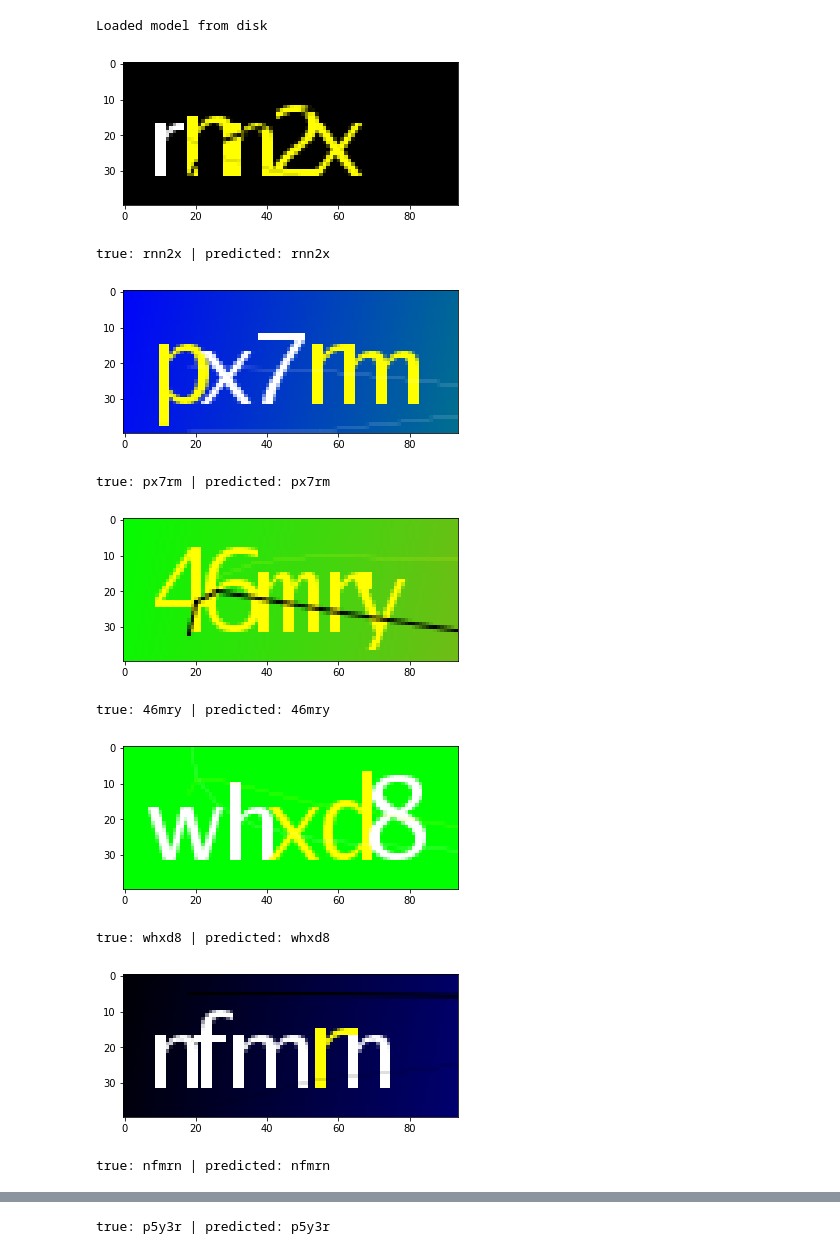
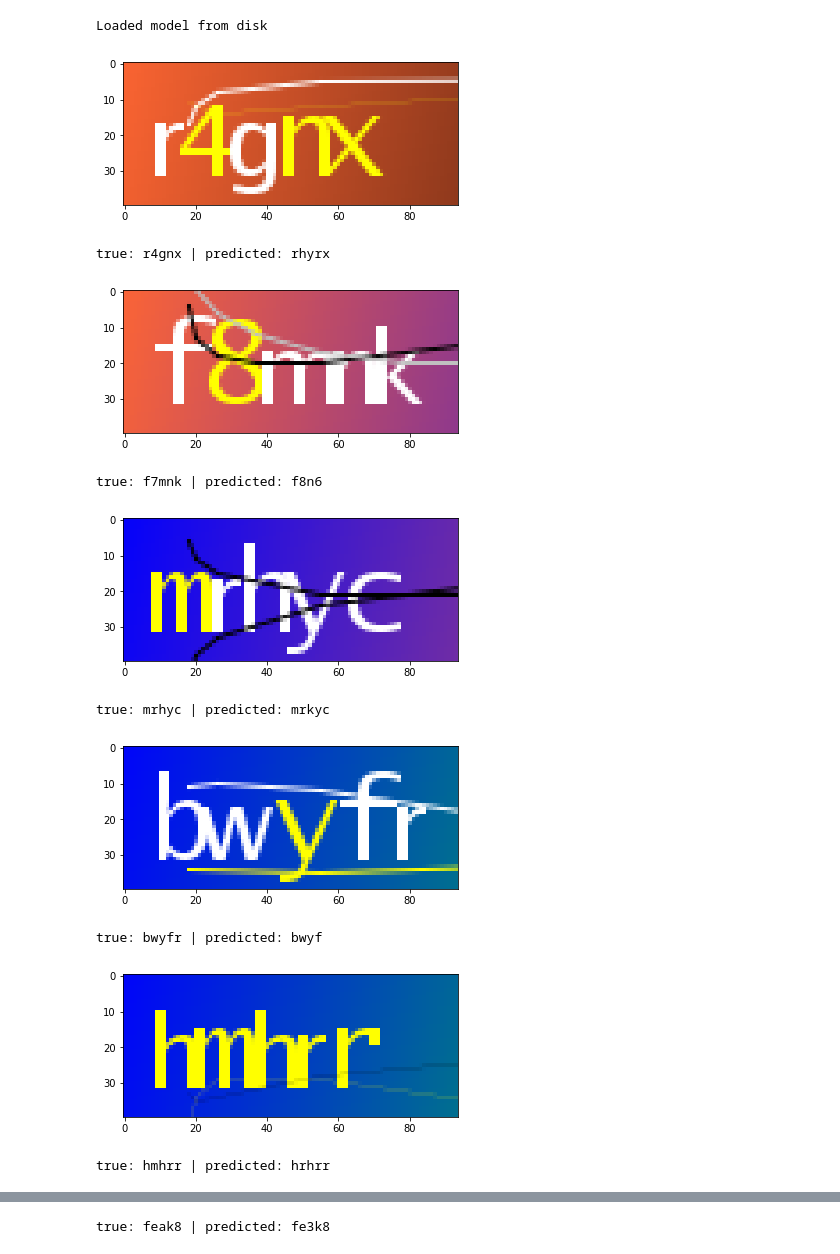
Before and after one commit to YanSym/Data-Science-Projects, a Jupyter notebook: Breaking Captchas - Keras CNN.ipynb, the cells around one changed output, grey strips where cells are left out. Cells and saved outputs as stored; diff of their text form; code cells hidden in the pictures.

Commit message:
captchas

```diff
--- a/Breaking Captchas - Keras CNN.ipynb
+++ b/Breaking Captchas - Keras CNN.ipynb
@@ -190,6 +189,8 @@ for i,img in enumerate(image_list):
 800
 900
 1000
+# %%
+X_train, X_test, y_train, y_test = train_test_split(X, y, test_size=0.05, random_state=42)
 # %%
 # Keras CNN (Convolutional Neural Network)
 input_tensor = Input(shape=(height, width, 3))
@@ -226,5 +227,5 @@ model.compile(loss='categorical_crossentropy', optimizer='adadelta', metrics=['a
 checkpointer = ModelCheckpoint(filepath='bestmodel.hdf5', verbose=1, save_best_only=True)
 earlystopper = EarlyStopping(monitor='val_loss', patience=15, verbose=1)
 
-model.fit(X, y, epochs=50, callbacks=[checkpointer, earlystopper], validation_split=0.2)
+model.fit(X_train, y_train, epochs=80, callbacks=[checkpointer, earlystopper], validation_split=0.2)
 # %% [output]
@@ -269,34 +270,29 @@ print("Loaded model from disk")
 Loaded model from disk
 # %%
 #show some results
-def testCaptcha(index):
-    raw_img = X[index]
-    true_label = y[index]
+def testCaptcha(x,y):
 
-    X_test = np.zeros((1, height, width, 3), dtype = np.float32)
-    X_test[0] = image.img_to_array(raw_img)
-
-    result = model.predict(X_test)
+    result = model.predict(np.array([x]))
 
     vex_test = vec_to_captcha(result[0])
-    true_test = vec_to_captcha(true_label)
+    true_test = vec_to_captcha(y)
 
-    plt.imshow(raw_img)
+    plt.imshow(x)
     plt.show()
 
     print("true:",true_test,"| predicted:",vex_test)
 
 
-for i in range(30):
-    testCaptcha(i)
+for x,y in zip(X_test, y_test):
+    testCaptcha(x,y)
 # %% [output]
-[figure, old version]
+[figure, new version]
-true: rnn2x | predicted: rnn2x
+true: r4gnx | predicted: rhyrx
-[figure, old version]
+[figure, new version]
-true: px7rm | predicted: px7rm
+true: f7mnk | predicted: f8n6
-[figure, old version]
+[figure, new version]
-true: 46mry | predicted: 46mry
+true: mrhyc | predicted: mrkyc
-[figure, old version]
+[figure, new version]
-true: whxd8 | predicted: whxd8
+true: bwyfr | predicted: bwyf
-[figure, old version]
+[figure, new version]
-true: nfmrn | predicted: nfmrn
+true: hmhrr | predicted: hrhrr
@@ -304 +300 @@ true: nfmrn | predicted: nfmrn
-true: p5y3r | predicted: p5y3r
+true: feak8 | predicted: fe3k8
```
Also changed, not shown: parts of 10 cells of this notebook.
